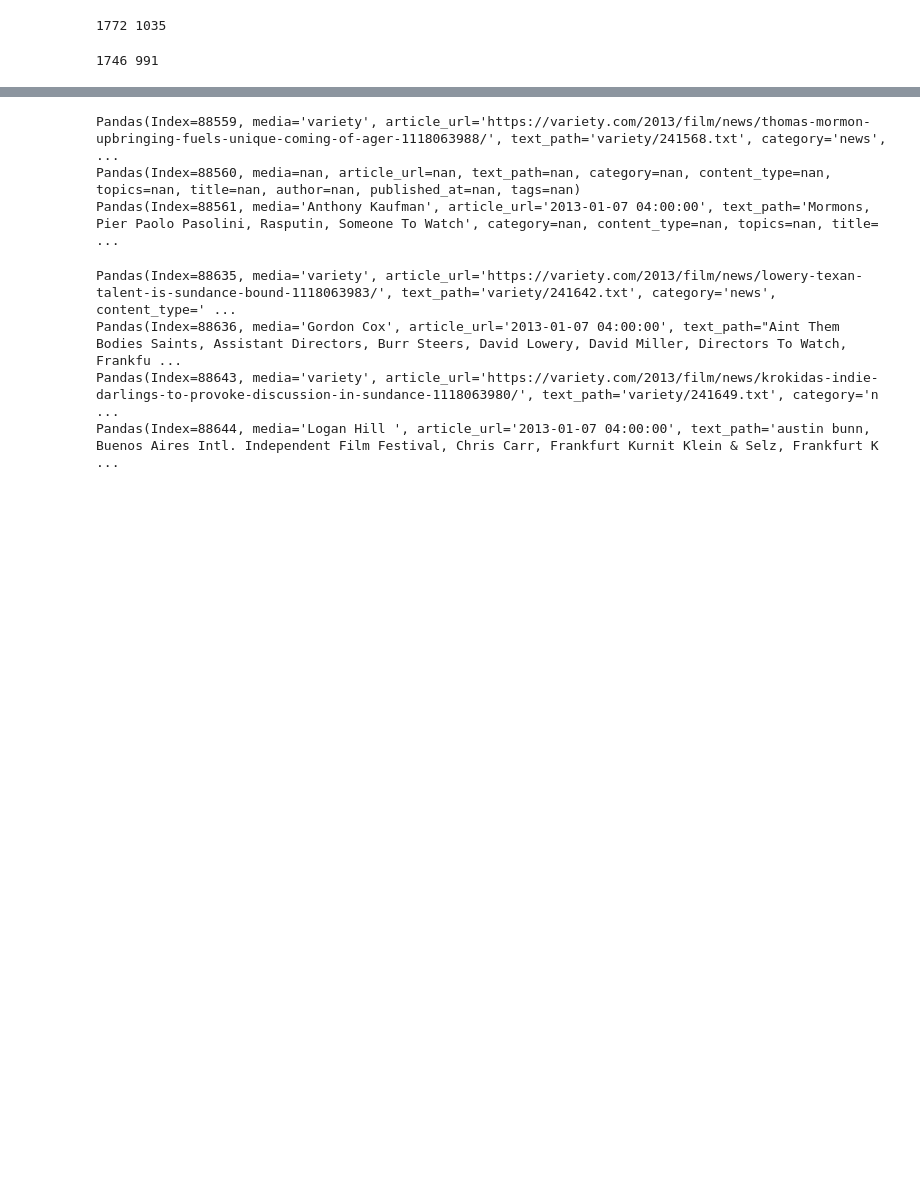
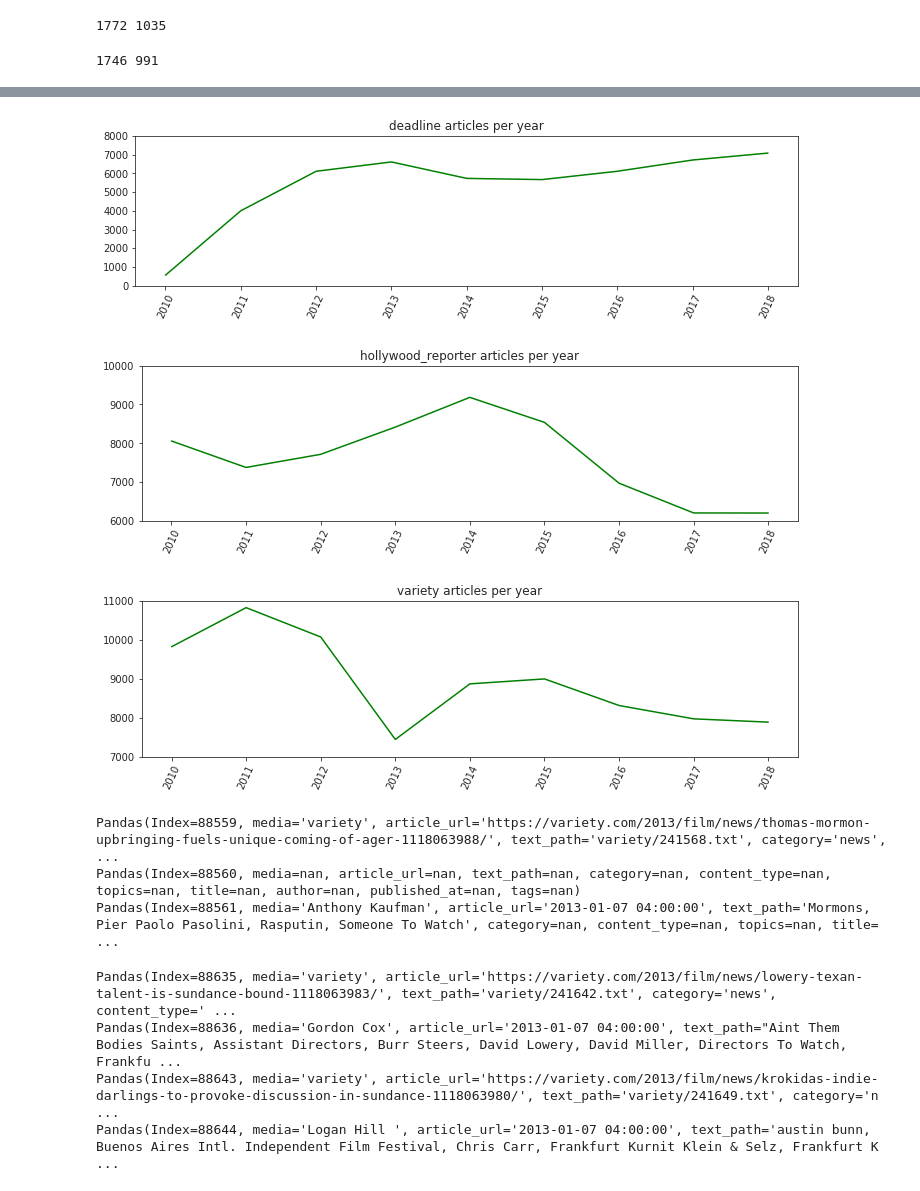
Before and after one commit to GimmeDanger/cinema-studies, a Jupyter notebook: processing_scripts/compute_director_mentions.ipynb, the cells around one changed output, grey strips where cells are left out. Drawn from its saved outputs; the diff is of its cells as text; code cells hidden in the pictures; blank space fills up the shorter version.

Commit message:
NEW: compute director mentions, plot aritcles per year

```diff
--- a/processing_scripts/compute_director_mentions.ipynb
+++ b/processing_scripts/compute_director_mentions.ipynb
@@ -46,8 +46,8 @@ print(len(male_names), len(female_names))
 1746 991
 # %%
 #media_name = "deadline"
-#media_name = "hollywood_reporter"
-media_name = "variety"
+media_name = "hollywood_reporter"
+#media_name = "variety"
 path = f"../raw_data/full_{media_name}_df.csv"
 df = pd.read_csv(path)
 df = df.drop(df.columns[0], axis=1)
@@ -62,3 +62,47 @@ df.head()
+# %%
+from math import floor
+from itertools import groupby
+import matplotlib.pyplot as plt
+import seaborn as sns
+sns.set_style("ticks")
+
+def get_articles_per_years(media_name):
+    # load df
+    path = f"../raw_data/full_{media_name}_df.csv"
+    df = pd.read_csv(path)
+    df = df.drop(df.columns[0], axis=1)
+
+    # process dates
+    if media_name == 'deadline' or media_name == 'variety':
+        dates = df['published_at']
+    elif media_name == 'hollywood_reporter':
+        dates = df['date']
+    dates = dates.apply(lambda x: str(x)[:4]).tolist()
+    dates = [int(x) for x in dates if x != 'nan' and int(x) >= 2010 and int(x) <= 2018]
+    dates.sort()
+
+    # return (year, count) dict
+    return {key: len(list(group)) for key, group in groupby(dates)}
+
+def plt_dct(media_name, subplot_args):
+    plt.figure(figsize=(10,8))
+    plt.subplot(subplot_args[0], subplot_args[1], subplot_args[2])
+    dct = get_articles_per_years(media_name)
+    sns.lineplot(x = list(dct.keys()), y = list(dct.values()), color = 'green')
+    plt.yticks(range(min(dct.values())//1000*1000, max(dct.values())+1000, 1000))
+    plt.xticks(list(dct.keys()))
+    plt.xticks(rotation=65)
+    plt.title(f'{media_name} articles per year')
+    plt.tight_layout()
+
+plt_dct('deadline', (3, 1, 1))
+plt_dct('hollywood_reporter', (3,1,2))
+plt_dct('variety', (3,1,3))
+plt.show()
+# %% [output]
+[figure, added]
+[figure, added]
+[figure, added]
 # %%
 def parse_date(str_date):
     year = (int)(str_date[:4])
```
Also changed, not shown: parts of 1 cell of this notebook.
